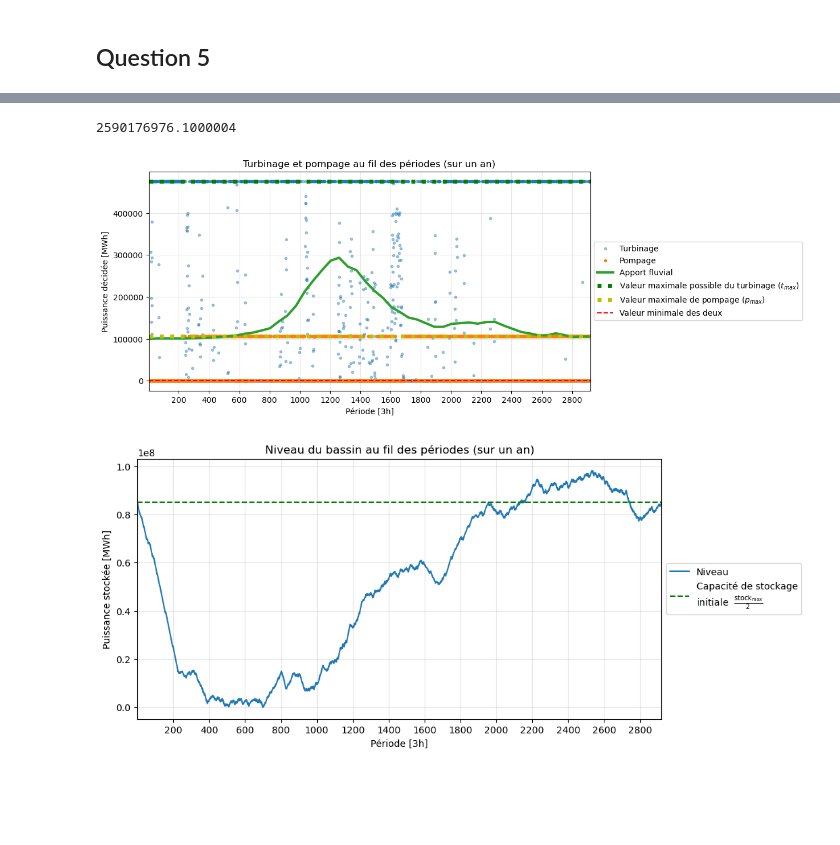
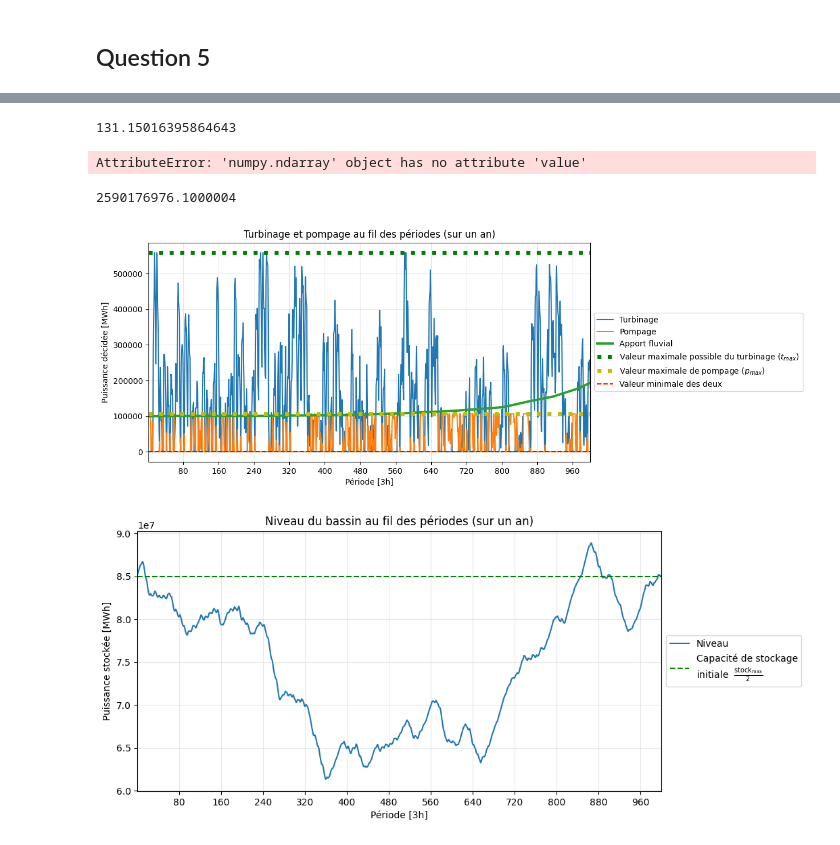
Before and after one commit to AhouLucas/projet-opti, a Jupyter notebook: Partie2/part2.ipynb, the cells around one changed output, grey strips where cells are left out. Saved outputs shown, nothing was run; the diff lists cells and outputs as text; code cells hidden in the pictures; blank space fills up the shorter version.

```diff
--- a/Partie2/part2.ipynb
+++ b/Partie2/part2.ipynb
@@ -228,7 +247,7 @@ max(Pompage)
 # %% [markdown]
 ## Question 5
 # %%
-m = 2920
+m = 1000
 # %%
 # Variable vectors
 c = cp.Variable(n, integer = True)
@@ -269,7 +304,14 @@ optimal
+# %%
+# Si on considère que le coût amorti n'est étalé sur la sous période
+(125935889457.8857)/np.sum(consumptions_3[0:m])
+# %% [output]
+131.15016395864643
 # %%
 soltp = np.stack((t.value, p.value))
 np.save("solutions/sol5_C.npy", c.value)
 np.save("solutions/sol5_TP.npy", soltp)
+# %% [output]
+AttributeError: 'numpy.ndarray' object has no attribute 'value'
 # %%
 # Save the solution
 dic = {
@@ -293,37 +335,37 @@ Pompage = np.load("solutions/sol5_TP.npy")[1]
 # %%
 t = np.arange(1, m+1)
 fig = plt.figure(figsize=(10, 5))
 plt.title('Turbinage et pompage au fil des périodes (sur un an)')
-plt.plot(t, Turbinage, '.', label='Turbinage', alpha = 0.4)
-plt.plot(t, Pompage, '.', label='Pompage')
-plt.plot(t, hydro_productions_3, label='Apport fluvial', linewidth=3)
+plt.plot(t, Turbinage, label='Turbinage')
+plt.plot(t, Pompage, label='Pompage')
+plt.plot(t, hydro_productions_3[0:m], label='Apport fluvial', linewidth=3)
 plt.xlabel('Période [3h]')
 plt.ylabel('Puissance décidée [MWh]')
-plt.xlim(1,2920)
+plt.xlim(1,1000)
 plt.gca().xaxis.set_major_locator(MaxNLocator(nbins=15))
 plt.grid(alpha=0.3)
-plt.axhline(y=max_turbine_power, color='g', linestyle=':', label='Valeur maximale possible du turbinage ($t_{max}$)', linewidth =5)
+plt.axhline(y=max_turbine_power/0.85, color='g', linestyle=':', label='Valeur maximale possible du turbinage ($t_{max}$)', linewidth =5)
 plt.axhline(y=max_pump_power, color = "y", linestyle=':', label='Valeur maximale de pompage ($p_{max}$)', linewidth =5)
 plt.axhline(y=0, color='r', linestyle='--', label='Valeur minimale des deux')
 plt.legend(loc='center left', bbox_to_anchor=(1, 0.5))
 plt.savefig('rapport/GraphesP2/Turbinage_pompage_Q5.pdf', format='pdf', bbox_inches='tight', pad_inches=0)
 # %% [output]
-[figure, old version]
+[figure, new version]
 # %%
 t = np.arange(1, m+1)
 fig = plt.figure(figsize=(10, 5))
 plt.title('Niveau du bassin au fil des périodes (sur un an)')
-plt.plot(t, max_stock/2 + np.tri(2920)@Pompage - np.tri(2920)@Turbinage + np.tri(2920)@hydro_productions_3, label='Niveau')
+plt.plot(t, max_stock/2 + np.tri(m)@Pompage - np.tri(m)@Turbinage + np.tri(m)@hydro_productions_3[0:m], label='Niveau')
 plt.xlabel('Période [3h]')
 plt.ylabel('Puissance stockée [MWh]')
-plt.xlim(1,2920)
+plt.xlim(1,m)
 plt.gca().xaxis.set_major_locator(MaxNLocator(nbins=15))
 plt.grid(alpha=0.3)
 plt.axhline(y=max_stock/2, color='g', linestyle='--', label='Capacité de stockage\n'  + r"initiale  $\frac{\mathrm{stock}_\mathrm{max}}{2}$")
 plt.legend(loc='center left', bbox_to_anchor=(1, 0.5))
 plt.savefig('rapport/GraphesP2/Niveau_Bassin_Q5.pdf', format='pdf', bbox_inches='tight', pad_inches=0)
 # %% [output]
-[figure, old version]
+[figure, new version]
 # %%
 c = np.load("solutions/sol5_C.npy")
 ChoixCombinés = np.array(c)
```
Also changed, not shown: parts of 16 cells of this notebook.
